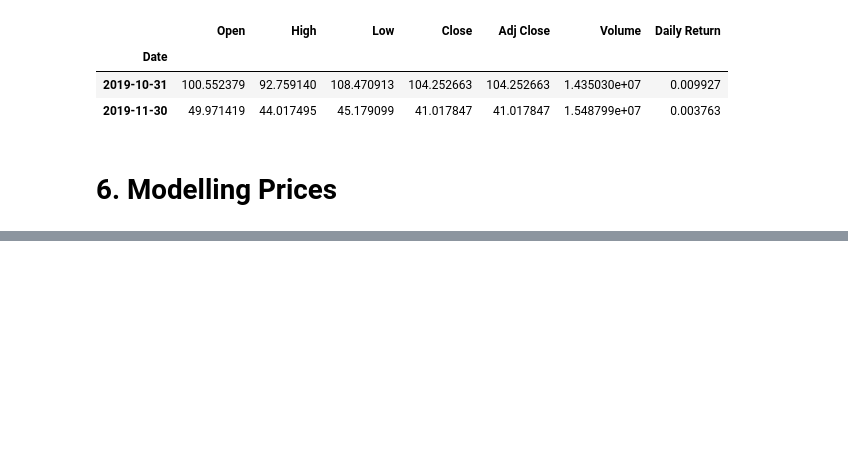
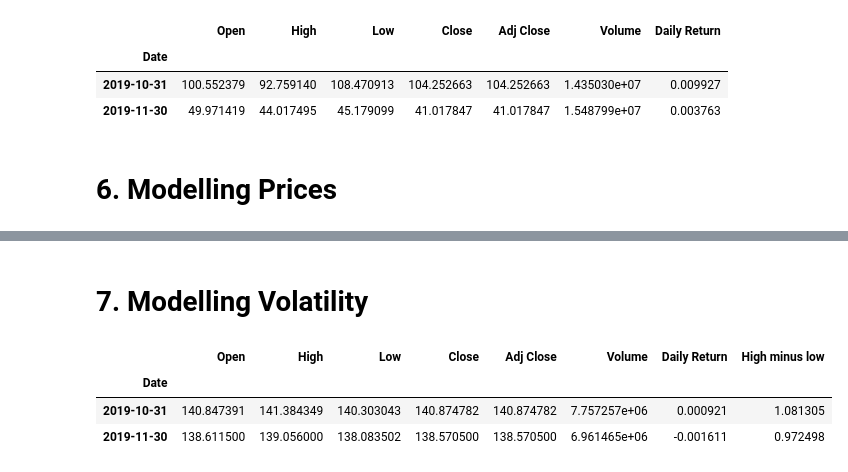
Before and after one commit to fabulouskorex/econometrics-WQU, a Jupyter notebook: Econometrics - Submission 1.ipynb, the cells around one changed output, grey strips where cells are left out. Drawn from its saved outputs; the diff is of its cells as text; code cells hidden in the pictures; blank space fills up the shorter version.

```diff
--- a/Econometrics - Submission 1.ipynb
+++ b/Econometrics - Submission 1.ipynb
@@ -130,0 +220,11 @@ equity_df.resample('M').std()
+# %% [markdown]
+# 7. Modelling Volatility
+# %%
+gold_df["High minus low"] = gold_df["High"] - gold_df["Low"]
+# %%
+gold_df.resample('M').mean()
+# %% [output]
+|  | Open | High | Low | Close | Adj Close | Volume | Daily Return | High minus low |
+| Date |  |  |  |  |  |  |  |  |
+| 2019-10-31 | 140.847391 | 141.384349 | 140.303043 | 140.874782 | 140.874782 | 7.757257e+06 | 0.000921 | 1.081305 |
+| 2019-11-30 | 138.611500 | 139.056000 | 138.083502 | 138.570500 | 138.570500 | 6.961465e+06 | -0.001611 | 0.972498 |
```
Also changed, not shown: parts of 14 cells of this notebook, 2 other files.
